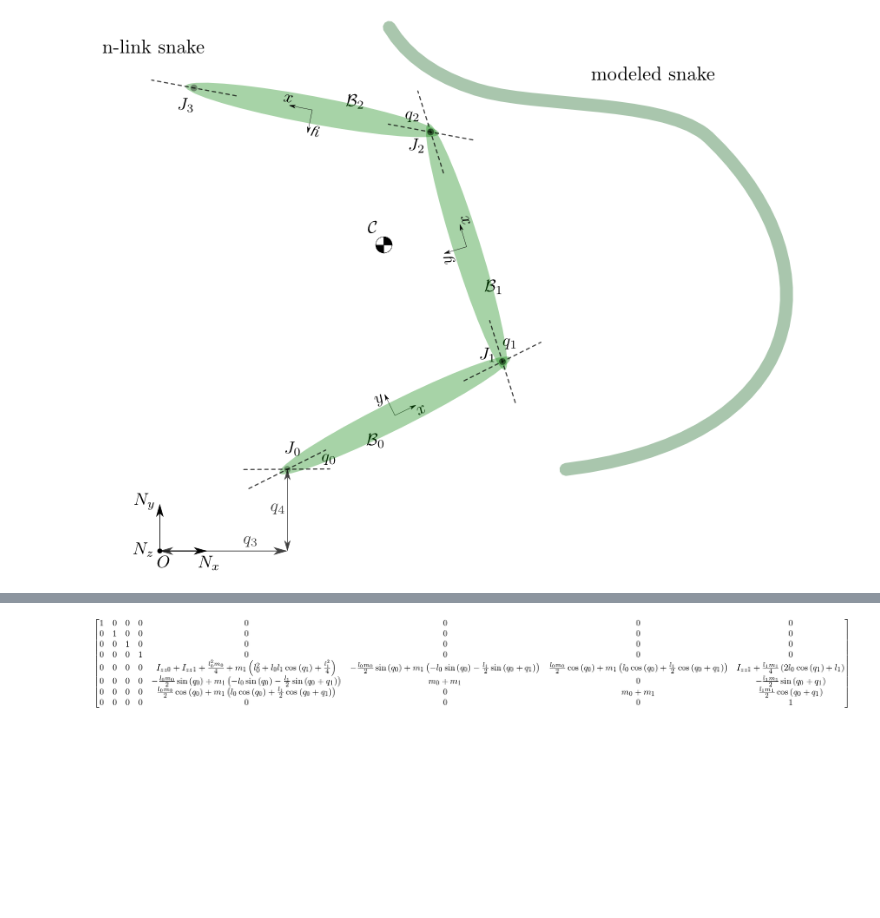
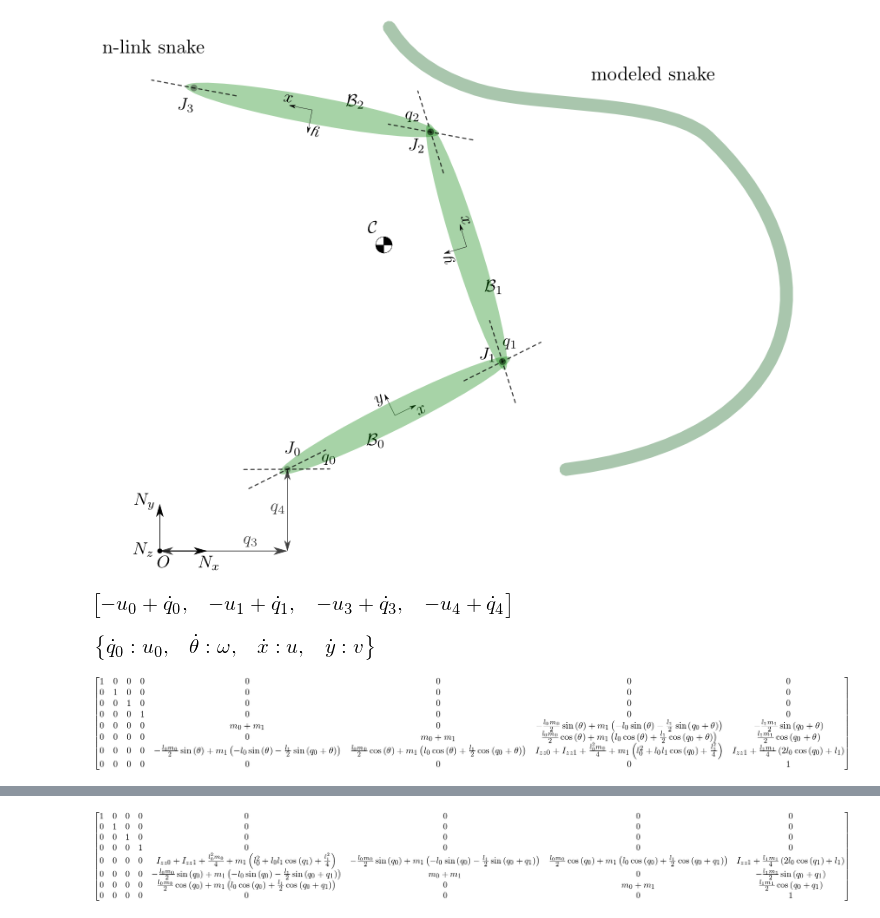
Before and after one commit to isaacyeaton/snaketurn, a Jupyter notebook: 3-link-snake-holonomic.ipynb, the cells around one changed output, grey strips where cells are left out. Saved outputs shown, nothing was run; the diff lists cells and outputs as text; code cells hidden in the pictures; blank space fills up the shorter version.

```diff
--- a/3-link-snake-holonomic.ipynb
+++ b/3-link-snake-holonomic.ipynb
@@ -135,3 +136,7 @@ kane = me.KanesMethod(frame=frN,
 
 (fr, frstar) = kane.kanes_equations(fl, bl)
 kanezero = fr + frstar
+# %%
+kd
+# %% [output]
+[figure, added]
@@ -137,0 +287,4 @@ kanezero = fr + frstar
+# %%
+kane.kindiffdict()
+# %% [output]
+[figure, added]
@@ -137,0 +371,7 @@ kanezero = fr + frstar
+# %%
+import nchain
+
+mm = nchain.simp(mass)
+mm
+# %% [output]
+[figure, added]
```
Also changed, not shown: parts of 19 cells of this notebook, 2 other files.
